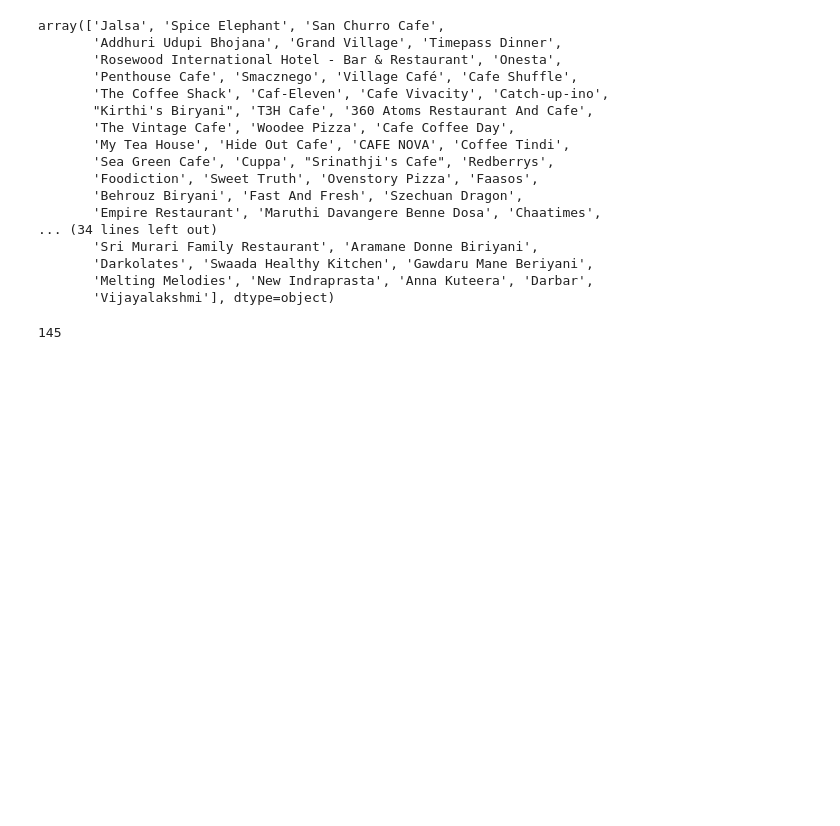
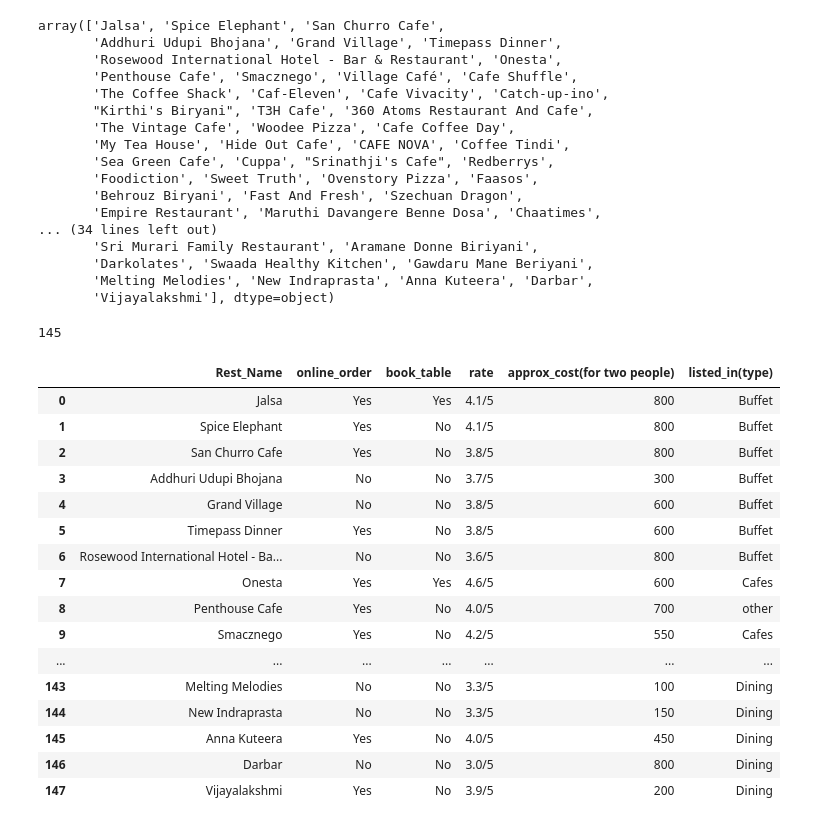
Before and after one commit to sharmagaurav43212-rgb/Panda2, a Jupyter notebook: Panda2.0.ipynb, the cells around one changed output. Cells and saved outputs as stored; diff of their text form; code cells hidden in the pictures; blank space fills up the shorter version.

```diff
--- a/Panda2.0.ipynb
+++ b/Panda2.0.ipynb
@@ -2,3 +2,10 @@
 <a href="https://colab.research.google.com/github/sharmagaurav43212-rgb/Panda2/blob/main/Panda2.0.ipynb" target="_parent"><img src="https://colab.research.google.com/assets/colab-badge.svg" alt="Open In Colab"/></a>
 # %%
 df=pd.read_csv("/Zomato-data-.csv")
+# %%
+# Reloading the DataFrame to ensure all original columns are present
+df = pd.read_csv('/Zomato-data-.csv')
+
+# Display the head to confirm all columns are back
+print("DataFrame reloaded. Original columns:")
+display(df.head())
@@ -4,0 +14,7 @@ df=pd.read_csv("/Zomato-data-.csv")
+# %%
+# Rename the 'name' column to 'Rest_Name' permanently
+df.rename(columns={"name": "Rest_Name"}, inplace=True)
+
+# Display the head to confirm the rename
+print("Column 'name' renamed to 'Rest_Name':")
+display(df.head())
@@ -4,0 +23,7 @@ df=pd.read_csv("/Zomato-data-.csv")
+# %%
+# Permanently drop the 'votes' column
+df.drop("votes", axis=1, inplace=True)
+
+# Display the head to confirm 'votes' column is removed
+print("Column 'votes' dropped:")
+display(df.head())
@@ -68,0 +164,8 @@ KeyError: "['votes'] not found in axis"
+# %%
+# Permanently drop the 'votes' column
+if 'votes' in df.columns:
+    df.drop("votes", axis=1, inplace=True)
+    print("Column 'votes' dropped successfully:")
+    display(df.head())
+else:
+    print("'votes' column was not found. It might have been dropped already or was not in the original dataset.")
@@ -225,0 +337,25 @@ df["name"].nunique() #count of unique
+# %%
+# Set pandas options to display all rows and columns
+pd.set_option('display.max_rows', None)
+pd.set_option('display.max_columns', None)
+
+# Display the entire DataFrame
+display(df)
+# %% [output]
+|  | Rest_Name | online_order | book_table | rate | approx_cost(for two people) | listed_in(type) |
+| 0 | Jalsa | Yes | Yes | 4.1/5 | 800 | Buffet |
+| 1 | Spice Elephant | Yes | No | 4.1/5 | 800 | Buffet |
+| 2 | San Churro Cafe | Yes | No | 3.8/5 | 800 | Buffet |
+| 3 | Addhuri Udupi Bhojana | No | No | 3.7/5 | 300 | Buffet |
+| 4 | Grand Village | No | No | 3.8/5 | 600 | Buffet |
+| 5 | Timepass Dinner | Yes | No | 3.8/5 | 600 | Buffet |
+| 6 | Rosewood International Hotel - Ba... | No | No | 3.6/5 | 800 | Buffet |
+| 7 | Onesta | Yes | Yes | 4.6/5 | 600 | Cafes |
+| 8 | Penthouse Cafe | Yes | No | 4.0/5 | 700 | other |
+| 9 | Smacznego | Yes | No | 4.2/5 | 550 | Cafes |
+| ... | ... | ... | ... | ... | ... | ... |
+| 143 | Melting Melodies | No | No | 3.3/5 | 100 | Dining |
+| 144 | New Indraprasta | No | No | 3.3/5 | 150 | Dining |
+| 145 | Anna Kuteera | Yes | No | 4.0/5 | 450 | Dining |
+| 146 | Darbar | No | No | 3.0/5 | 800 | Dining |
+| 147 | Vijayalakshmi | Yes | No | 3.9/5 | 200 | Dining |
```
Also changed, not shown: parts of 12 cells of this notebook.
